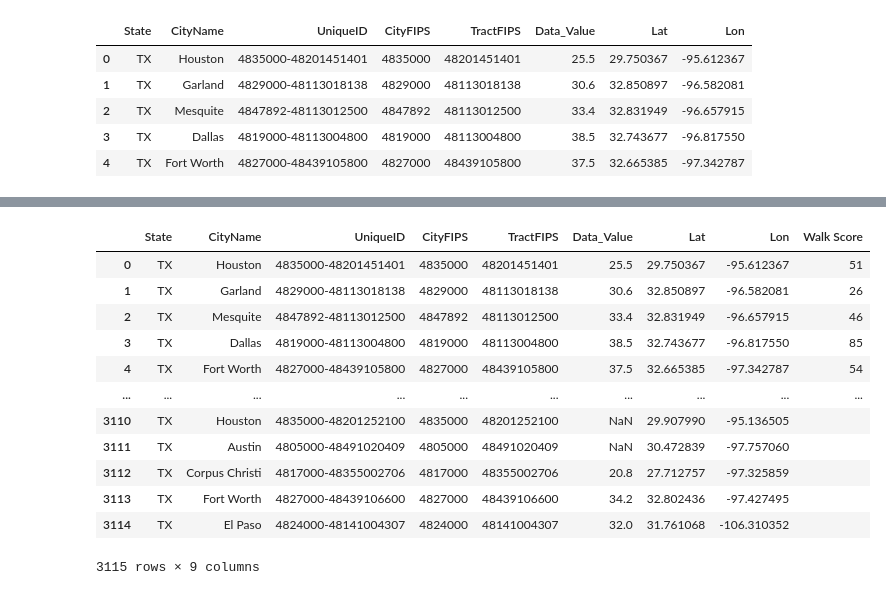
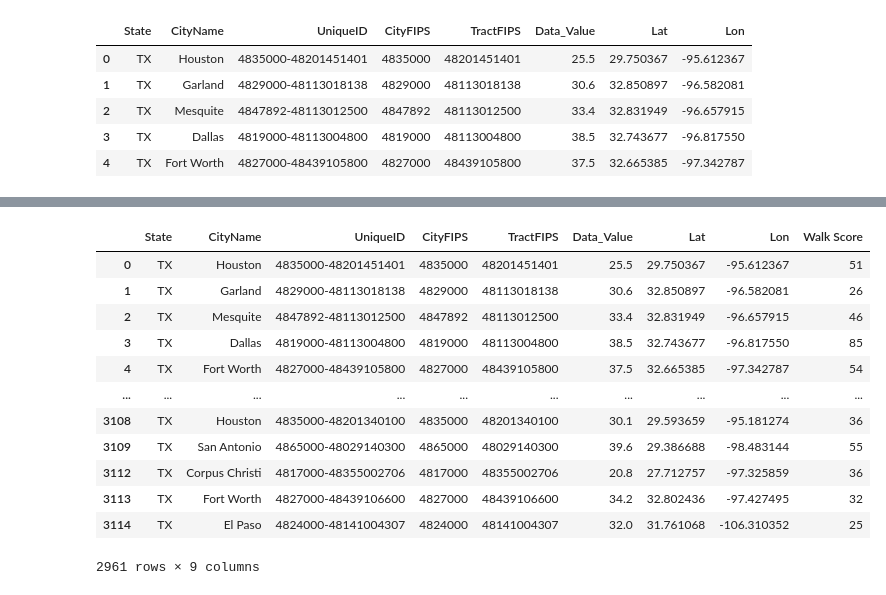
Before and after one commit to mark-helotie/Project1, a Jupyter notebook: project_code/texasdata_retrival.ipynb, the cells around one changed output, grey strips where cells are left out. Saved outputs shown, nothing was run; the diff lists cells and outputs as text; code cells hidden in the pictures.

```diff
--- a/project_code/texasdata_retrival.ipynb
+++ b/project_code/texasdata_retrival.ipynb
@@ -43,15 +41,14 @@ def getWalkScore(lat, lon, city):
     walk_json = walk_response.json()
     return walk_json
 
-for index, row in tx_data_df.iterrows():
+for index, row in tx_data_df_cleaned.iterrows():
     try:
 
         lat=str(row["Lat"])
         long=str(row["Lon"])
         city=row["CityName"]
-        print("Processing LAT %s, LON, %s , %s" % (lat, long, city))
         walk_json=getWalkScore(lat,long,city)
-        tx_data_df.loc[index, "Walk Score"] = walk_json["walkscore"]
+        tx_data_df_cleaned.loc[index, "Walk Score"] = walk_json["walkscore"]
     except:
         print("Data not found. Skipping")
         pass
@@ -76,16 +59,16 @@ Data not found. Skipping
 # %%
-tx_data_df
+tx_data_df_cleaned
 # %% [output]
 |  | State | CityName | UniqueID | CityFIPS | TractFIPS | Data_Value | Lat | Lon | Walk Score |
 | 0 | TX | Houston | 4835000-48201451401 | 4835000 | 48201451401 | 25.5 | 29.750367 | -95.612367 | 51 |
 | 1 | TX | Garland | 4829000-48113018138 | 4829000 | 48113018138 | 30.6 | 32.850897 | -96.582081 | 26 |
 | 2 | TX | Mesquite | 4847892-48113012500 | 4847892 | 48113012500 | 33.4 | 32.831949 | -96.657915 | 46 |
 | 3 | TX | Dallas | 4819000-48113004800 | 4819000 | 48113004800 | 38.5 | 32.743677 | -96.817550 | 85 |
 | 4 | TX | Fort Worth | 4827000-48439105800 | 4827000 | 48439105800 | 37.5 | 32.665385 | -97.342787 | 54 |
 | ... | ... | ... | ... | ... | ... | ... | ... | ... | ... |
-| 3110 | TX | Houston | 4835000-48201252100 | 4835000 | 48201252100 | NaN | 29.907990 | -95.136505 |  |
-| 3111 | TX | Austin | 4805000-48491020409 | 4805000 | 48491020409 | NaN | 30.472839 | -97.757060 |  |
-| 3112 | TX | Corpus Christi | 4817000-48355002706 | 4817000 | 48355002706 | 20.8 | 27.712757 | -97.325859 |  |
-| 3113 | TX | Fort Worth | 4827000-48439106600 | 4827000 | 48439106600 | 34.2 | 32.802436 | -97.427495 |  |
-| 3114 | TX | El Paso | 4824000-48141004307 | 4824000 | 48141004307 | 32.0 | 31.761068 | -106.310352 |  |
+| 3108 | TX | Houston | 4835000-48201340100 | 4835000 | 48201340100 | 30.1 | 29.593659 | -95.181274 | 36 |
+| 3109 | TX | San Antonio | 4865000-48029140300 | 4865000 | 48029140300 | 39.6 | 29.386688 | -98.483144 | 55 |
+| 3112 | TX | Corpus Christi | 4817000-48355002706 | 4817000 | 48355002706 | 20.8 | 27.712757 | -97.325859 | 36 |
+| 3113 | TX | Fort Worth | 4827000-48439106600 | 4827000 | 48439106600 | 34.2 | 32.802436 | -97.427495 | 32 |
+| 3114 | TX | El Paso | 4824000-48141004307 | 4824000 | 48141004307 | 32.0 | 31.761068 | -106.310352 | 25 |
-3115 rows × 9 columns
+2961 rows × 9 columns
```
Also changed, not shown: parts of 6 cells of this notebook, 2 other files.
